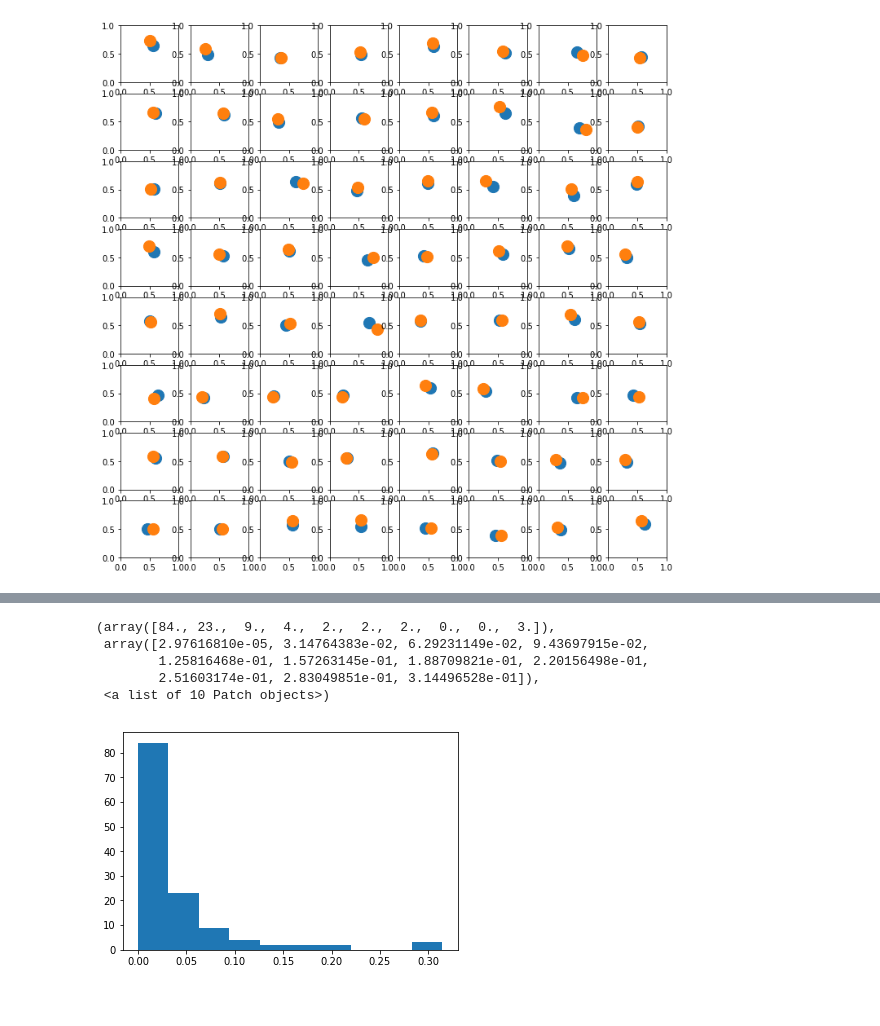
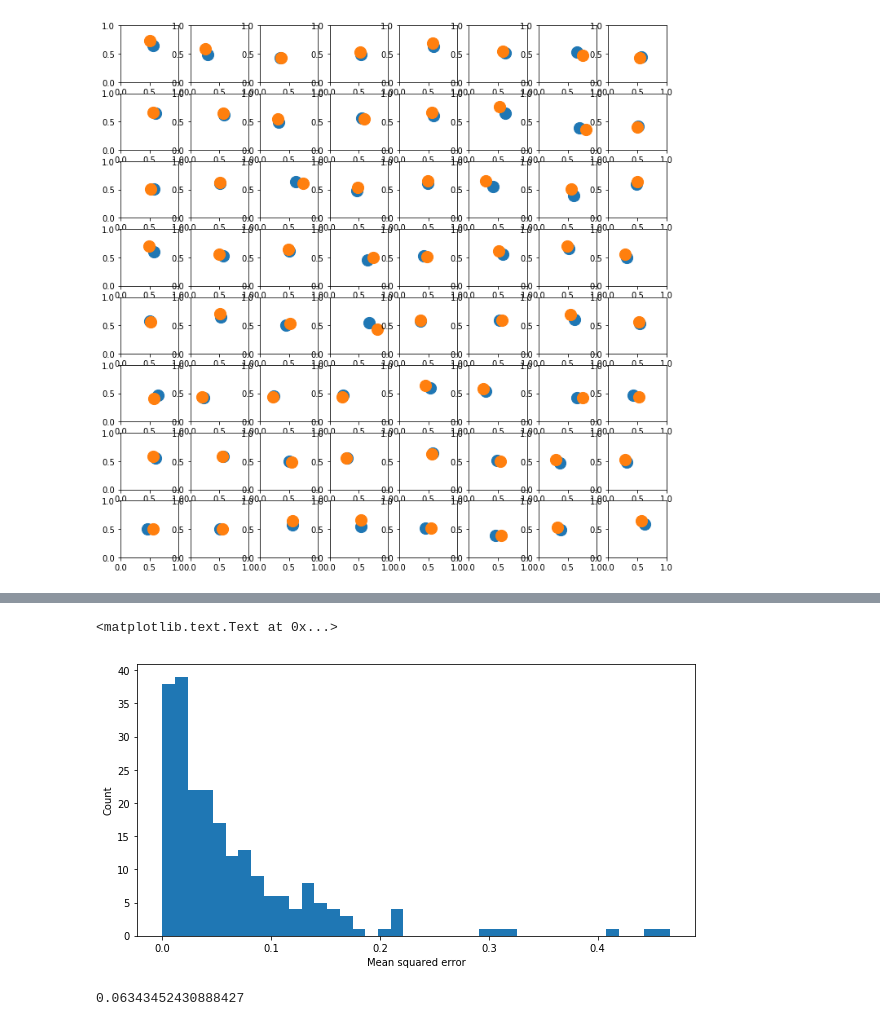
Before and after one commit to jlin816/gyrosec, a Jupyter notebook: learn_touch_locations.ipynb, the cells around one changed output, grey strips where cells are left out. Cells and saved outputs as stored; diff of their text form; code cells hidden in the pictures.

```diff
--- a/learn_touch_locations.ipynb
+++ b/learn_touch_locations.ipynb
@@ -211,12 +222,14 @@ plt.legend()
+# %%
+plt.hist(np.sum((cnn_model.predict(x_test) - y_test)**2, axis=1), bins=40)
+plt.xlabel("Mean squared error")
+plt.ylabel("Count")
+# %% [output]
+<matplotlib.text.Text at 0x...>
+[figure, added]
 # %%
-plt.hist(np.sum((cnn_model.predict(x_test) - y_test)**2, axis=1))
+np.mean(np.sum((cnn_model.predict(x_test) - y_test)**2, axis=1))
 # %% [output]
-(array([84., 23.,  9.,  4.,  2.,  2.,  2.,  0.,  0.,  3.]),
- array([2.97616810e-05, 3.14764383e-02, 6.29231149e-02, 9.43697915e-02,
-        1.25816468e-01, 1.57263145e-01, 1.88709821e-01, 2.20156498e-01,
-        2.51603174e-01, 2.83049851e-01, 3.14496528e-01]),
- <a list of 10 Patch objects>)
+0.06343452430888427
-[figure, removed]
 # %%
 nrows = 7
 ncols = 9
```
Also changed, not shown: parts of 11 cells of this notebook, 1 other file.
